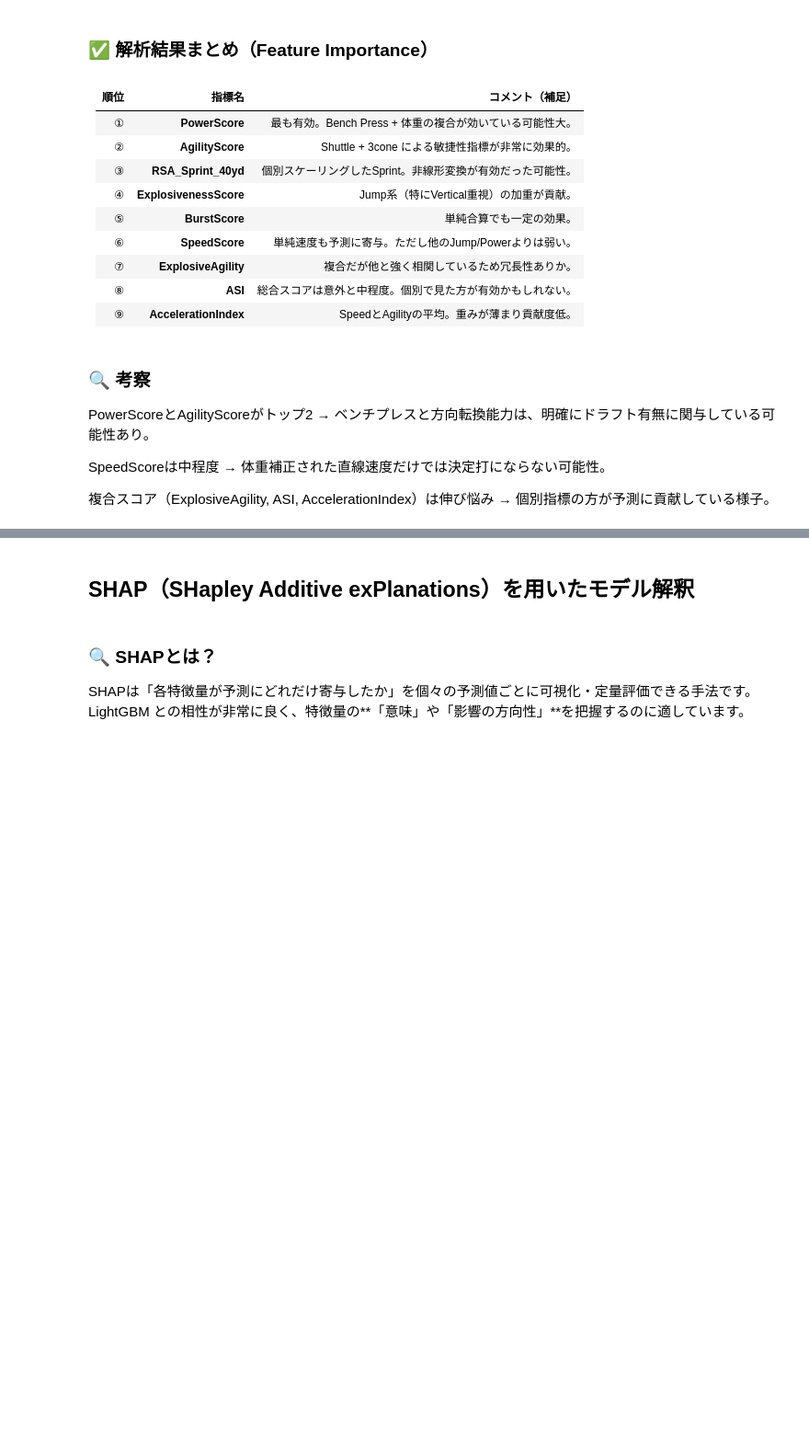
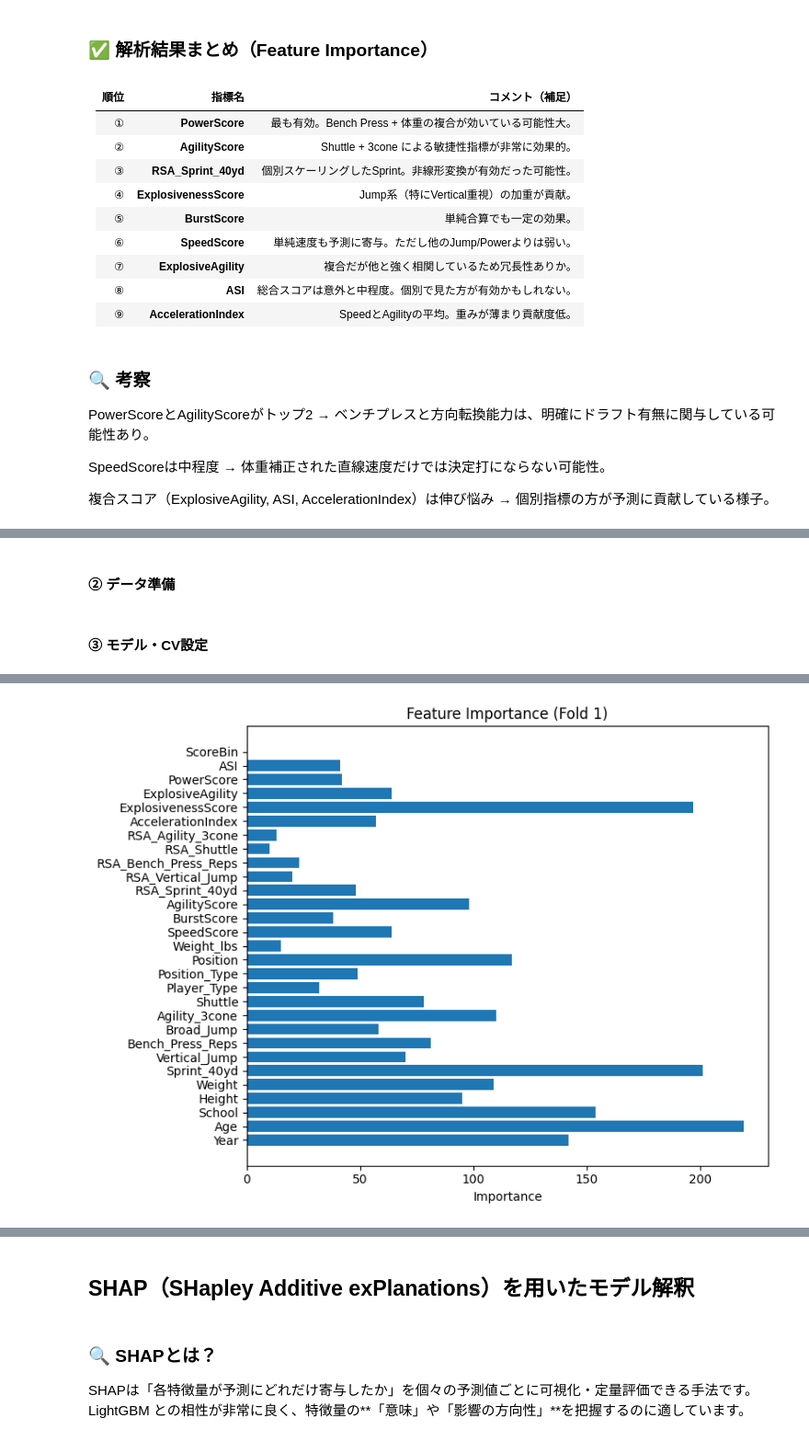
Before and after one commit to yu531deve/GCI-NFL-Draft-Prediction-, a Jupyter notebook: notebooks/07_0627_notebook().ipynb, the cells around one changed output, grey strips where cells are left out. Shown: that part at 92% size. Saved outputs shown, nothing was run; the diff lists cells and outputs as text; code cells hidden in the pictures; blank space fills up the shorter version.

```diff
--- a/notebooks/07_0627_notebook().ipynb
+++ b/notebooks/07_0627_notebook().ipynb
@@ -350,0 +391,2 @@ SHAPなどでより詳細なモデル解釈も可能（希望あればご案内
+# %% [markdown]
+#### ② データ準備
@@ -350,0 +401,2 @@ SHAPなどでより詳細なモデル解釈も可能（希望あればご案内
+# %% [markdown]
+#### ③ モデル・CV設定
@@ -350,0 +431,67 @@ SHAPなどでより詳細なモデル解釈も可能（希望あればご案内
+# %%
+from sklearn.metrics import roc_auc_score
+from sklearn.model_selection import KFold
+from lightgbm import LGBMClassifier
+import lightgbm as lgb
+import numpy as np
+import matplotlib.pyplot as plt
+
+# 🚩 Draftedを除外して特徴量・目的変数分離
+X_features = X.drop(columns=["Drafted"])
+y = X["Drafted"]
+
+kf = KFold(n_splits=5, shuffle=True, random_state=42)
+train_aucs = []
+val_aucs = []
+
+for fold, (train_idx, valid_idx) in enumerate(kf.split(X_features)):
+    X_train, X_valid = X_features.iloc[train_idx], X_features.iloc[valid_idx]
+    y_train, y_valid = y.iloc[train_idx], y.iloc[valid_idx]
+
+    model = LGBMClassifier(
+        max_depth=4,
+        num_leaves=10,
+        min_child_samples=50,
+        reg_alpha=5.0,
+        reg_lambda=5.0,
+        learning_rate=0.03,
+        n_estimators=700,
+        subsample=0.8,
+        colsample_bytree=0.8,
+        random_state=42
+    )
+
+    model.fit(
+        X_train, y_train,
+        eval_set=[(X_valid, y_valid)],
+        eval_metric='auc',
+        callbacks=[
+            lgb.early_stopping(stopping_rounds=30),
+            lgb.log_evaluation(0)
+        ]
+    )
+
+    y_train_pred = model.predict_proba(X_train)[:, 1]
+    y_valid_pred = model.predict_proba(X_valid)[:, 1]
+
+    train_auc = roc_auc_score(y_train, y_train_pred)
+    val_auc = roc_auc_score(y_valid, y_valid_pred)
+    train_aucs.append(train_auc)
+    val_aucs.append(val_auc)
+
+    print(f"✅ Fold {fold + 1} - Train AUC: {train_auc:.4f}, Validation AUC: {val_auc:.4f}")
+
+    if fold == 0:
+        importances = model.feature_importances_
+        feature_names = X_features.columns
+
+        plt.figure(figsize=(8, 6))
+        plt.barh(feature_names, importances)
+        plt.title("Feature Importance (Fold 1)")
+        plt.xlabel("Importance")
+        plt.tight_layout()
+        plt.show()
+
+print(f"\n✅ Average Train AUC: {np.mean(train_aucs):.4f}")
+print(f"✅ Average Validation AUC: {np.mean(val_aucs):.4f}")
+# %% [output]
@@ -350,0 +515 @@ SHAPなどでより詳細なモデル解釈も可能（希望あればご案内
+[figure, added]
```
Also changed, not shown: parts of 12 cells of this notebook.
